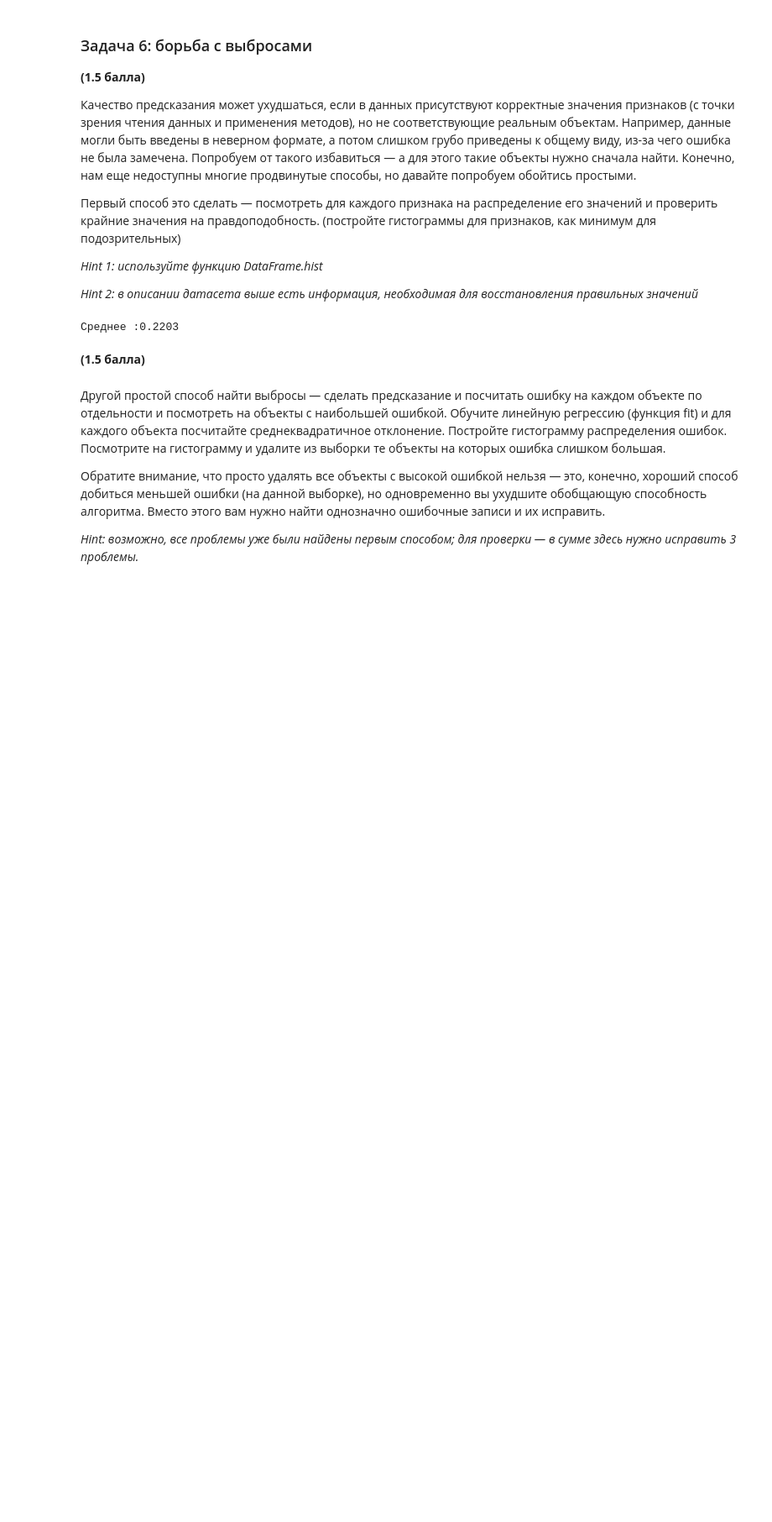
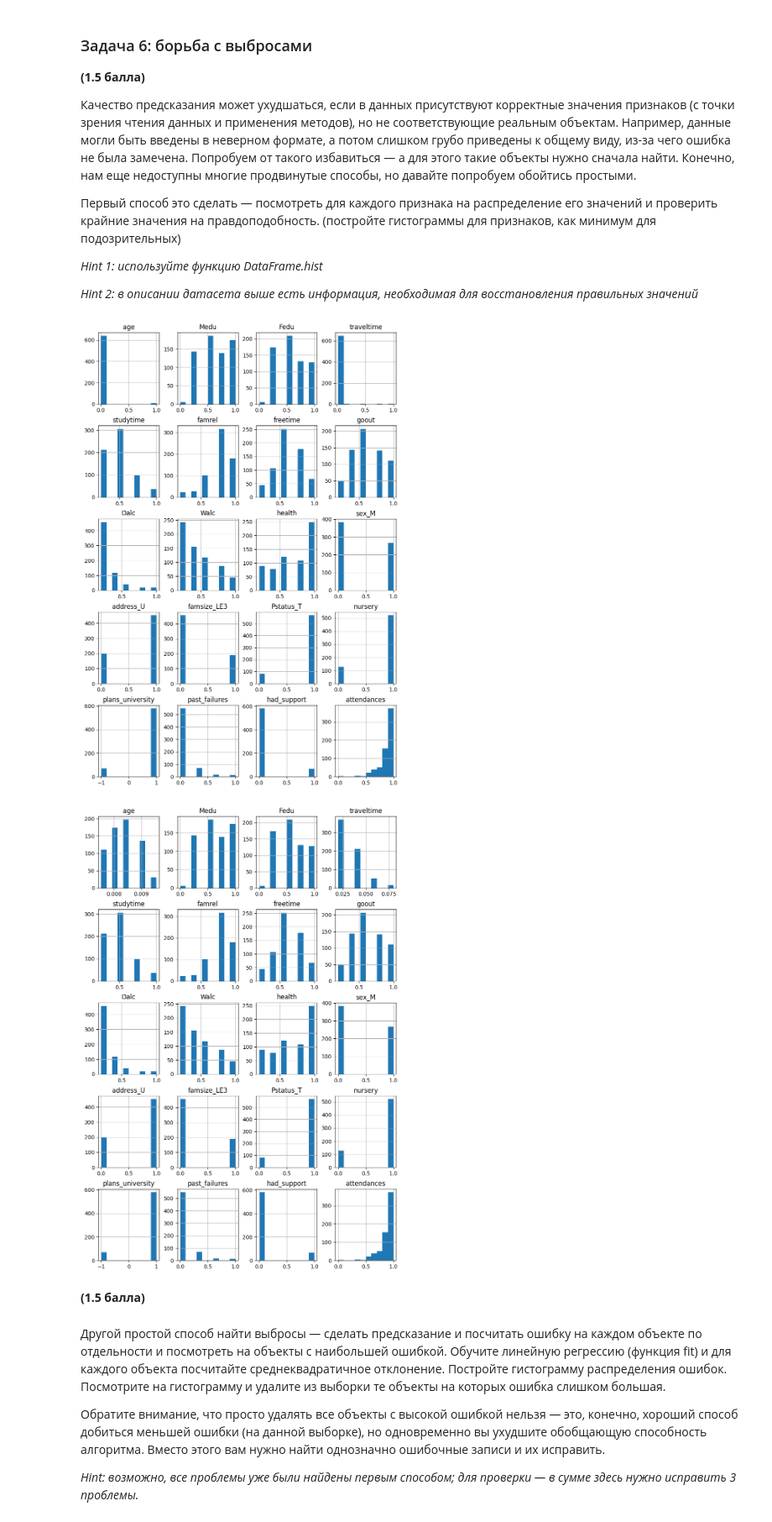
Before and after one commit to Larong11/AESC_ML, a Jupyter notebook: task 2/task2_linreg_practice.ipynb, the cells around one changed output. Shown: that part at 84% size. Saved outputs shown, nothing was run; the diff lists cells and outputs as text; code cells hidden in the pictures; blank space fills up the shorter version.

```diff
--- a/task 2/task2_linreg_practice.ipynb
+++ b/task 2/task2_linreg_practice.ipynb
@@ -164,18 +156,18 @@ __(1.5 балла)__
 # %%
 import matplotlib
 import matplotlib.pyplot
 
 df = pd.read_csv("changed_data.csv")
-# hist = df.hist(figsize=(10, 15), column=df.columns[1:])
+hist = df.hist(figsize=(10, 15), column=df.columns[1:])
 
 df.loc[df['age'] > 0.01, 'age'] = df['age'].median()
 df.loc[df['traveltime'] >= 0.2, 'traveltime'] = df['traveltime'].median()
 
-# hist = df.hist(figsize=(10, 15), column=df.columns[1:])
+hist = df.hist(figsize=(10, 15), column=df.columns[1:])
 df.to_csv('changed_data.csv', index=False)
-cross_val(pd.read_csv("changed_data.csv"), pd.read_csv("scores.csv"))
 # %% [output]
-Среднее :0.2203
+[figure, added]
+[figure, added]
 # %% [markdown]
 __(1.5 балла)__
 # %% [markdown]
```
Also changed, not shown: parts of 3 cells of this notebook.
